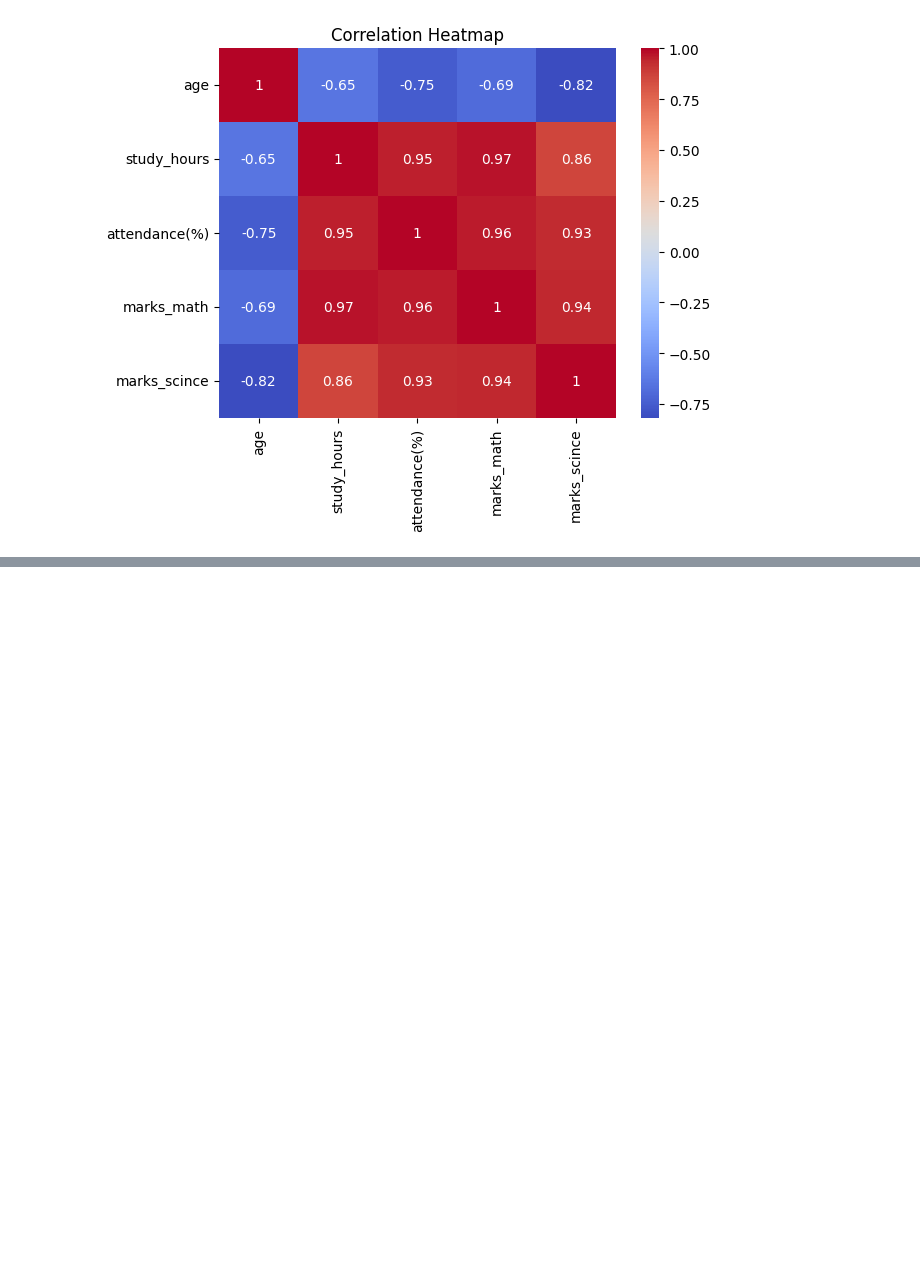
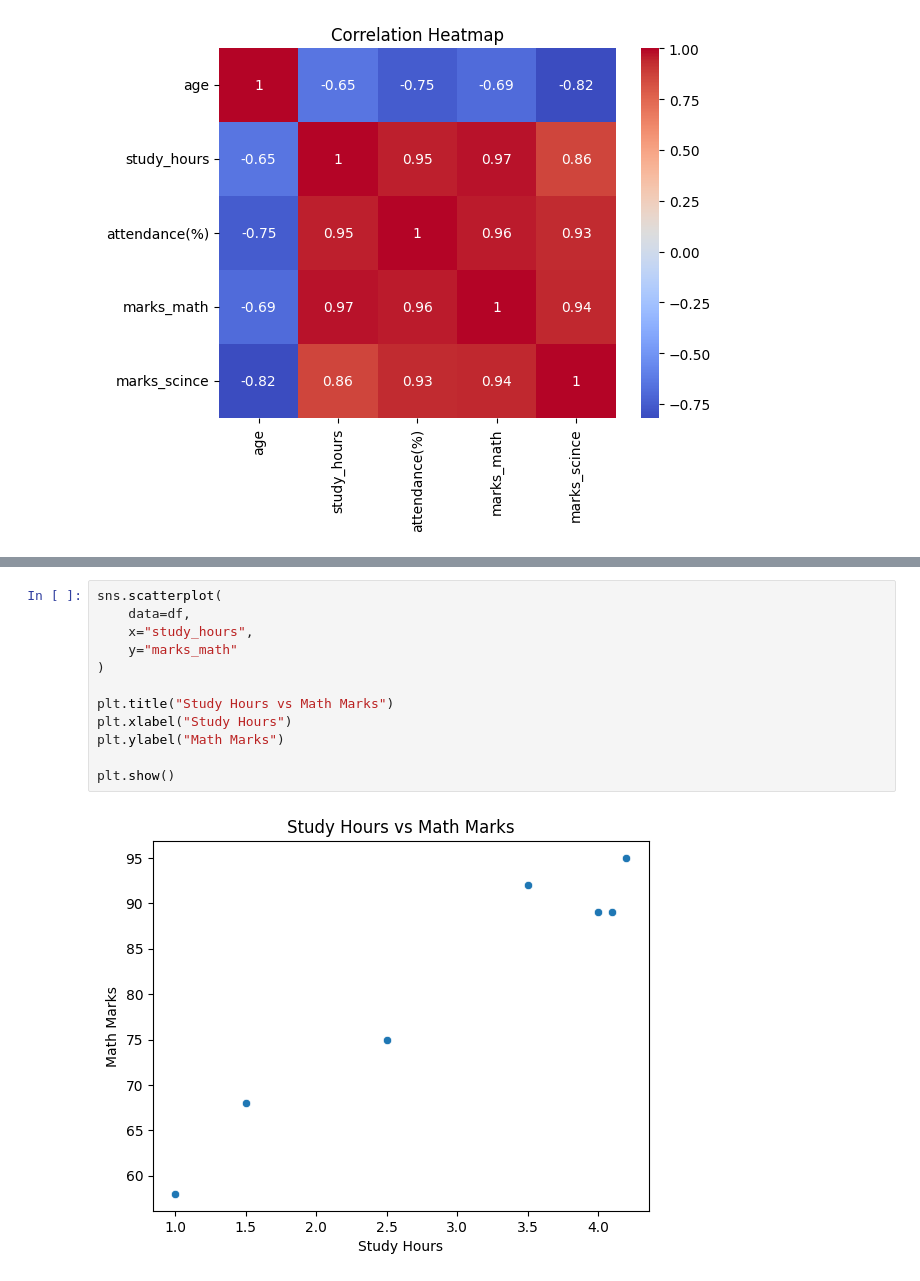
Before and after one commit to divyacs757/DAV-LAB, a Jupyter notebook: Data visualization techniques.ipynb, the cells around one changed output, grey strips where cells are left out. Cells and saved outputs as stored; diff of their text form; blank space fills up the shorter version.

```diff
--- a/Data visualization techniques.ipynb
+++ b/Data visualization techniques.ipynb
@@ -65,0 +85,14 @@ plt.show()
+# %%
+sns.scatterplot(
+    data=df,
+    x="study_hours",
+    y="marks_math"
+)
+
+plt.title("Study Hours vs Math Marks")
+plt.xlabel("Study Hours")
+plt.ylabel("Math Marks")
+
+plt.show()
+# %% [output]
+[figure, added]
```
Also changed, not shown: parts of 3 cells of this notebook.
